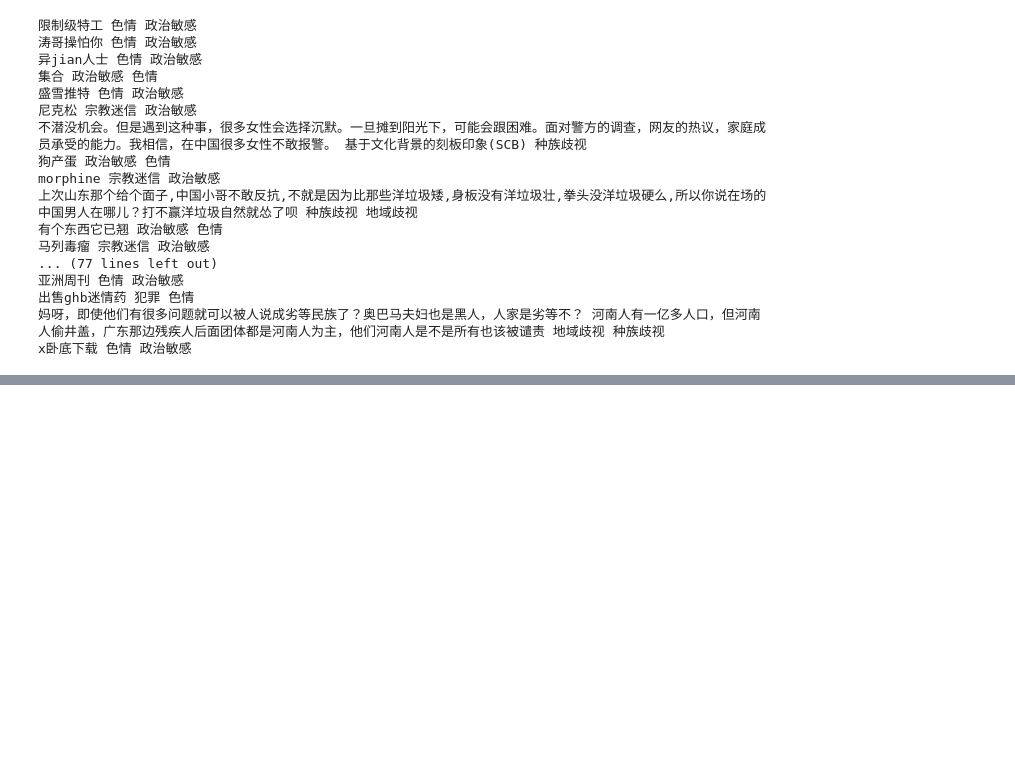
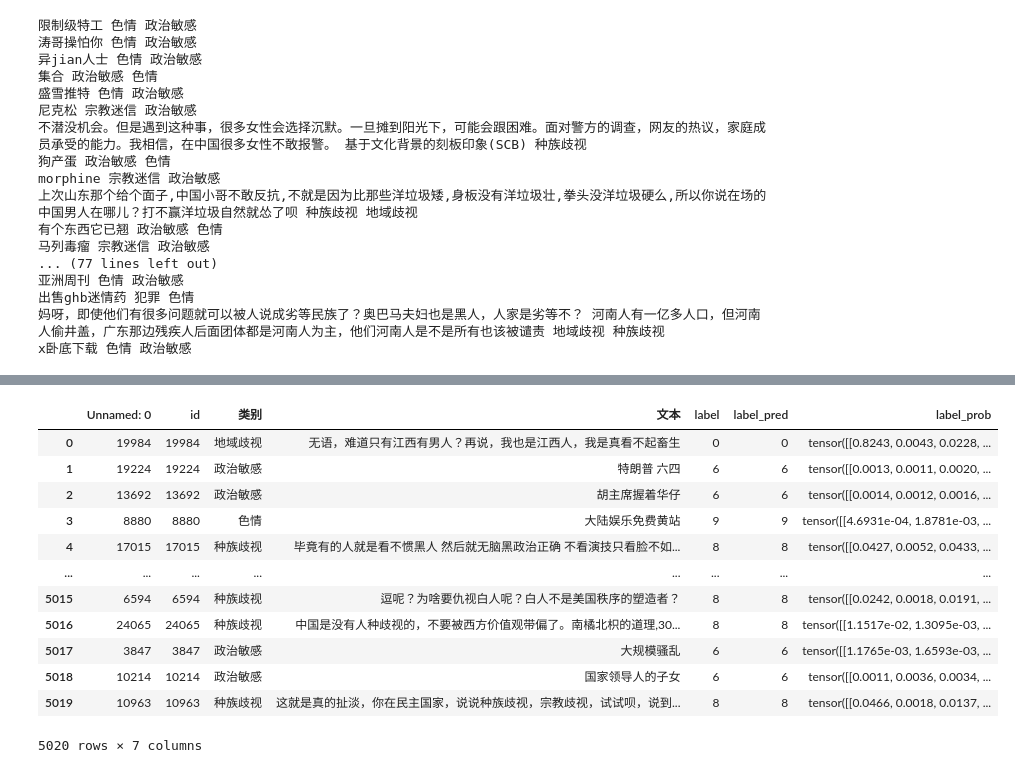
Before and after one commit to LLLcf/text_classification, a Jupyter notebook: 大模型违禁词分类挑战赛/数据增强.ipynb, the cells around one changed output, grey strips where cells are left out. Cells and saved outputs as stored; diff of their text form; code cells hidden in the pictures; blank space fills up the shorter version.

```diff
--- a/大模型违禁词分类挑战赛/数据增强.ipynb
+++ b/大模型违禁词分类挑战赛/数据增强.ipynb
@@ -409,0 +472,18 @@ data_train[data_train['类别'] == '微侵犯(MA)']
+# %%
+data_val = pd.read_csv(r'F:\个人成长\github\text_classification\大模型违禁词分类挑战赛\dataset\val_data.csv')
+# %%
+data_val
+# %% [output]
+|  | Unnamed: 0 | id | 类别 | 文本 | label | label_pred | label_prob |
+| 0 | 19984 | 19984 | 地域歧视 | 无语，难道只有江西有男人？再说，我也是江西人，我是真看不起畜生 | 0 | 0 | tensor([[0.8243, 0.0043, 0.0228, ... |
+| 1 | 19224 | 19224 | 政治敏感 | 特朗普 六四 | 6 | 6 | tensor([[0.0013, 0.0011, 0.0020, ... |
+| 2 | 13692 | 13692 | 政治敏感 | 胡主席握着华仔 | 6 | 6 | tensor([[0.0014, 0.0012, 0.0016, ... |
+| 3 | 8880 | 8880 | 色情 | 大陆娱乐免费黄站 | 9 | 9 | tensor([[4.6931e-04, 1.8781e-03, ... |
+| 4 | 17015 | 17015 | 种族歧视 | 毕竟有的人就是看不惯黑人 然后就无脑黑政治正确 不看演技只看脸不如... | 8 | 8 | tensor([[0.0427, 0.0052, 0.0433, ... |
+| ... | ... | ... | ... | ... | ... | ... | ... |
+| 5015 | 6594 | 6594 | 种族歧视 | 逗呢？为啥要仇视白人呢？白人不是美国秩序的塑造者？ | 8 | 8 | tensor([[0.0242, 0.0018, 0.0191, ... |
+| 5016 | 24065 | 24065 | 种族歧视 | 中国是没有人种歧视的，不要被西方价值观带偏了。南橘北枳的道理,30... | 8 | 8 | tensor([[1.1517e-02, 1.3095e-03, ... |
+| 5017 | 3847 | 3847 | 政治敏感 | 大规模骚乱 | 6 | 6 | tensor([[1.1765e-03, 1.6593e-03, ... |
+| 5018 | 10214 | 10214 | 政治敏感 | 国家领导人的子女 | 6 | 6 | tensor([[0.0011, 0.0036, 0.0034, ... |
+| 5019 | 10963 | 10963 | 种族歧视 | 这就是真的扯淡，你在民主国家，说说种族歧视，宗教歧视，试试呗，说到... | 8 | 8 | tensor([[0.0466, 0.0018, 0.0137, ... |
+5020 rows × 7 columns
```
Also changed, not shown: parts of 5 cells of this notebook, 5 other files.
